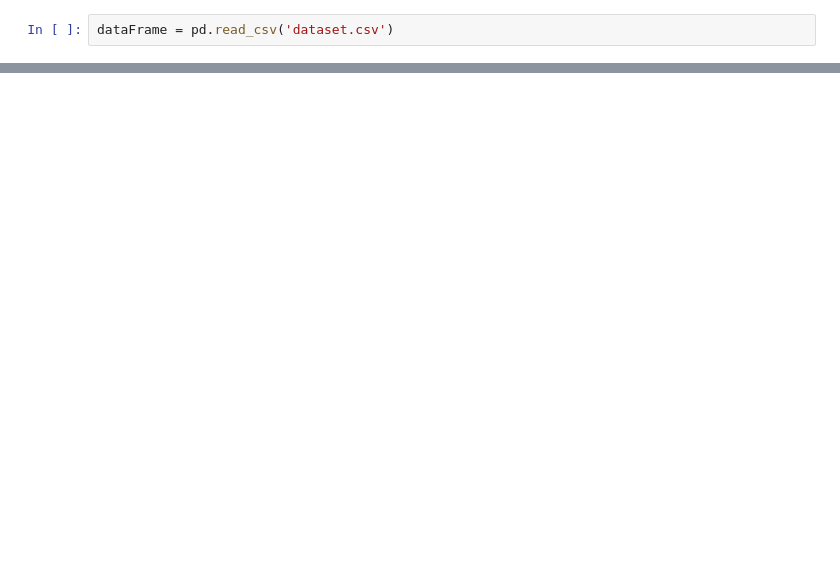
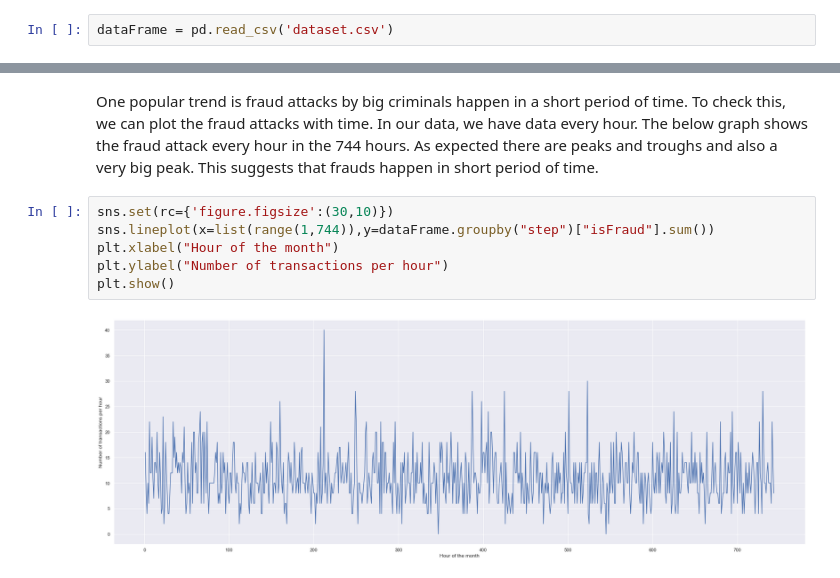
Before and after one commit to Bhavya-Hingorani/Cyber-Seth, a Jupyter notebook: data visualisation.ipynb, the cells around one changed output, grey strips where cells are left out. Saved outputs shown, nothing was run; the diff lists cells and outputs as text; blank space fills up the shorter version.

```diff
--- a/data visualisation.ipynb
+++ b/data visualisation.ipynb
@@ -47,0 +45,11 @@ plt.show()
+# %% [markdown]
+One popular trend is fraud attacks by big criminals happen in a short period of time. To check this, we can plot the fraud attacks with time. In our data, we have data every hour.
+The below graph shows the fraud attack every hour in the 744 hours. As expected there are peaks and troughs and also a very big peak. This suggests that frauds happen in short period of time.
+# %%
+sns.set(rc={'figure.figsize':(30,10)})
+sns.lineplot(x=list(range(1,744)),y=dataFrame.groupby("step")["isFraud"].sum())
+plt.xlabel("Hour of the month")
+plt.ylabel("Number of transactions per hour")
+plt.show()
+# %% [output]
+[figure, added]
```
Also changed, not shown: parts of 10 cells of this notebook.
